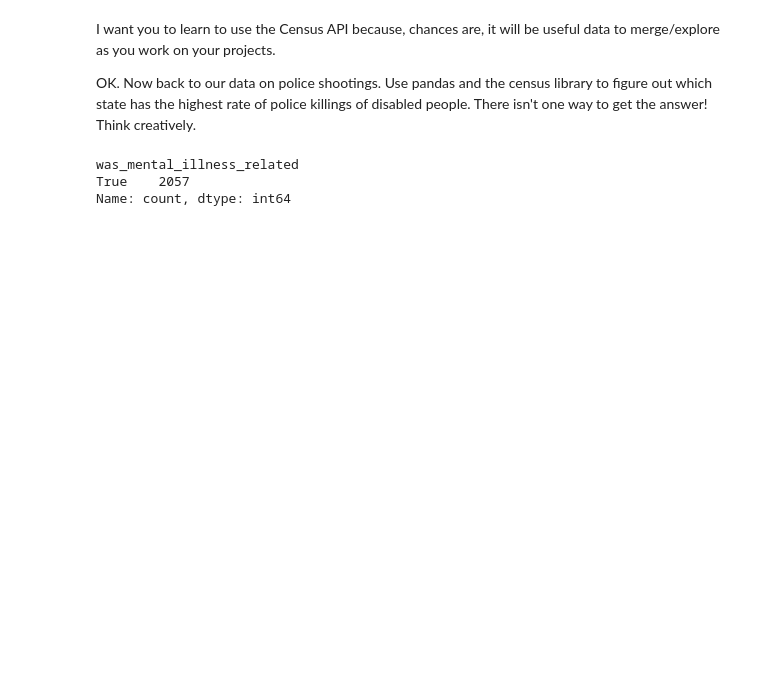
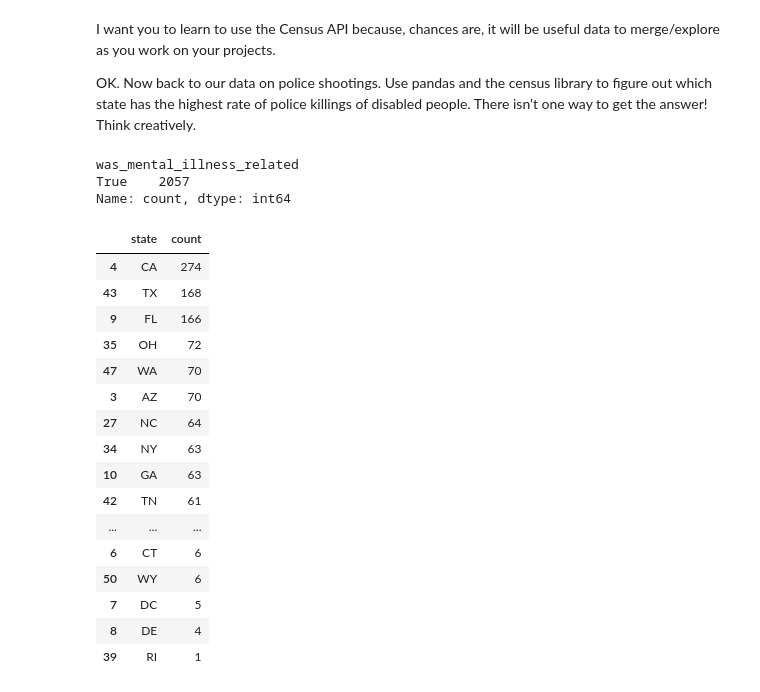
Before and after one commit to jack-walk/CUNY_adv-data, a Jupyter notebook: w5/input/homework5.ipynb, the cells around one changed output. Saved outputs shown, nothing was run; the diff lists cells and outputs as text; code cells hidden in the pictures; blank space fills up the shorter version.

```diff
--- a/w5/input/homework5.ipynb
+++ b/w5/input/homework5.ipynb
@@ -385,3 +385,33 @@ disabled_only_df["was_mental_illness_related"].value_counts(dropna=True)
 was_mental_illness_related
 True    2057
 Name: count, dtype: int64
+# %%
+# Count by state
+mental_health_killings_by_state = data.loc[data["was_mental_illness_related"] == True].groupby(
+    ["state"]
+).size().reset_index(
+    name="count"
+).sort_values(
+    by="count",
+    ascending=False
+)
+
+mental_health_killings_by_state
+# %% [output]
+|  | state | count |
+| 4 | CA | 274 |
+| 43 | TX | 168 |
+| 9 | FL | 166 |
+| 35 | OH | 72 |
+| 47 | WA | 70 |
+| 3 | AZ | 70 |
+| 27 | NC | 64 |
+| 34 | NY | 63 |
+| 10 | GA | 63 |
+| 42 | TN | 61 |
+| ... | ... | ... |
+| 6 | CT | 6 |
+| 50 | WY | 6 |
+| 7 | DC | 5 |
+| 8 | DE | 4 |
+| 39 | RI | 1 |
```
Also changed, not shown: parts of 7 cells of this notebook.
